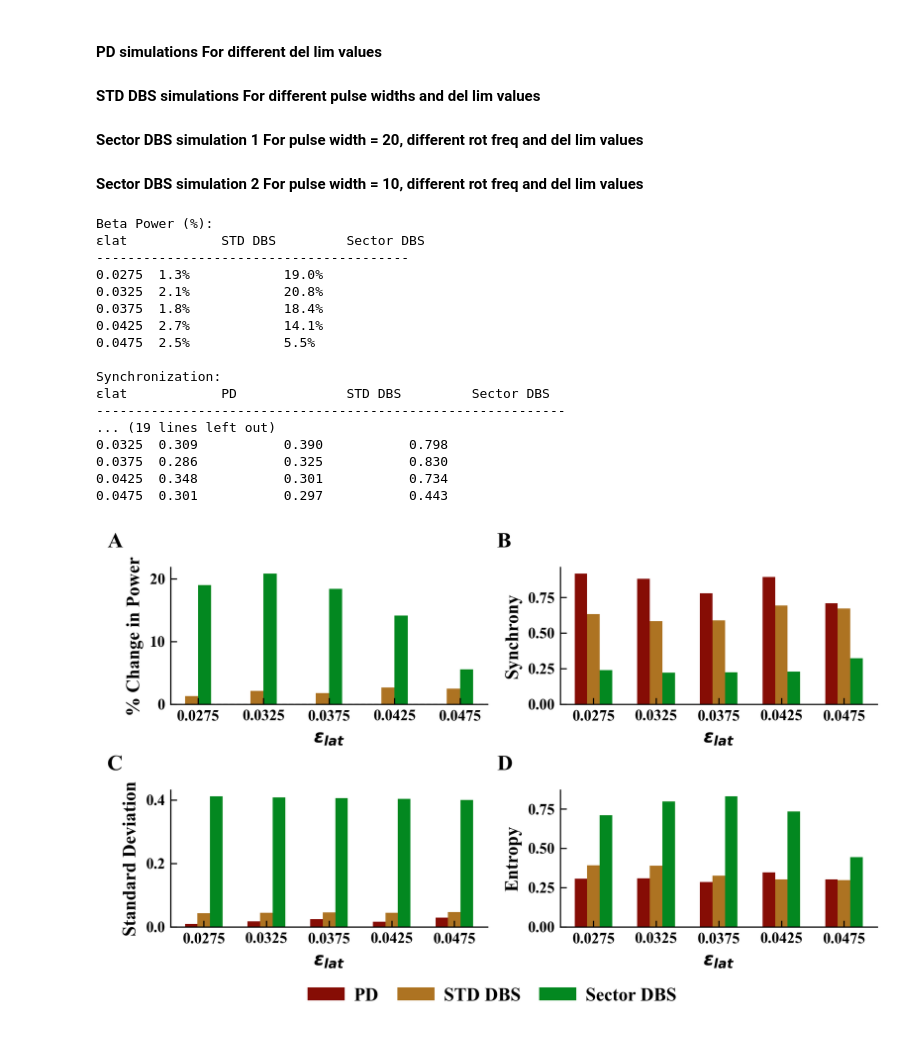
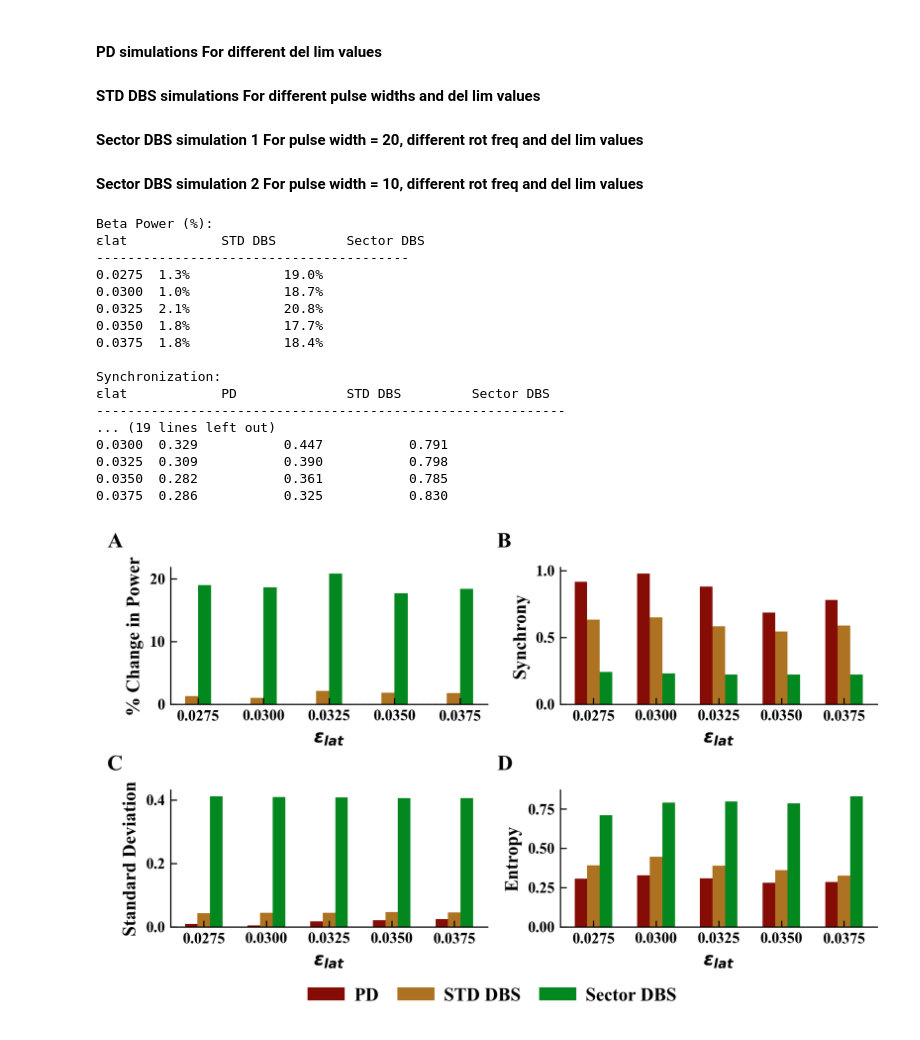
Before and after one commit to CharithaPalika/RotationalDeepBrainStimulation, a Jupyter notebook: results/stn_gpe_system/comparative_plots.ipynb, the cells around one changed output. Saved outputs shown, nothing was run; the diff lists cells and outputs as text; code cells hidden in the pictures.

```diff
--- a/results/stn_gpe_system/comparative_plots.ipynb
+++ b/results/stn_gpe_system/comparative_plots.ipynb
@@ -204,7 +204,7 @@ POWER_BETA_SECTOR_DBS_PW20_ROT10 = np.array([SECTOR_DBS_DATA_PW20['POWER_BETA_SE
 POWER_BETA_SECTOR_DBS_PW20_ROT20 = np.array([SECTOR_DBS_DATA_PW20['POWER_BETA_SECTOR_DBS']['SECTOR_DBS_20'][i] for i in list(SECTOR_DBS_DATA_PW20['POWER_BETA_SECTOR_DBS']['SECTOR_DBS_5'].keys())])
 # %%
 # Filter arrays using INDEXES_PLOT
-INDEXES_PLOT = range(0,10,2)#np.array([0,2,4,6,8])
+INDEXES_PLOT = range(0,5,1)#np.array([0,2,4,6,8])
 filtered_del_lim = filter_array(LAT_STRENGTH_ARR, INDEXES_PLOT)
 
 # Beta power data and calculate percentage change
@@ -319,35 +319,35 @@ data_sets = [
     (filtered_std_pd, filtered_std_std, filtered_std_sector),
     (filtered_entropy_pd, filtered_entropy_std, filtered_entropy_sector)
 ]
 
 for metric, data in zip(metrics, data_sets):
     print(f"\n{metric}:")
     if metric == 'Beta Power (%)':
         print("εlat\t\tSTD DBS\t\tSector DBS")
         print("-"*40)
         for i in range(len(filtered_del_lim)):
             print(f"{filtered_del_lim[i]:.4f}\t{data[0][i]:.1f}%\t\t{data[1][i]:.1f}%")
     else:
         print("εlat\t\tPD\t\tSTD DBS\t\tSector DBS")
         print("-"*60)
         for i in range(len(filtered_del_lim)):
             print(f"{filtered_del_lim[i]:.4f}\t{data[0][i]:.3f}\t\t{data[1][i]:.3f}\t\t{data[2][i]:.3f}")
 # %% [output]
 Beta Power (%):
 εlat            STD DBS         Sector DBS
 ----------------------------------------
 0.0275  1.3%            19.0%
+0.0300  1.0%            18.7%
 0.0325  2.1%            20.8%
+0.0350  1.8%            17.7%
 0.0375  1.8%            18.4%
-0.0425  2.7%            14.1%
-0.0475  2.5%            5.5%
 
 Synchronization:
 εlat            PD              STD DBS         Sector DBS
 ------------------------------------------------------------
 ... (19 lines left out)
+0.0300  0.329           0.447           0.791
 0.0325  0.309           0.390           0.798
+0.0350  0.282           0.361           0.785
 0.0375  0.286           0.325           0.830
-0.0425  0.348           0.301           0.734
-0.0475  0.301           0.297           0.443
-[figure, old version]
+[figure, new version]
```
Also changed, not shown: parts of 1 cell of this notebook, 13 other files.
